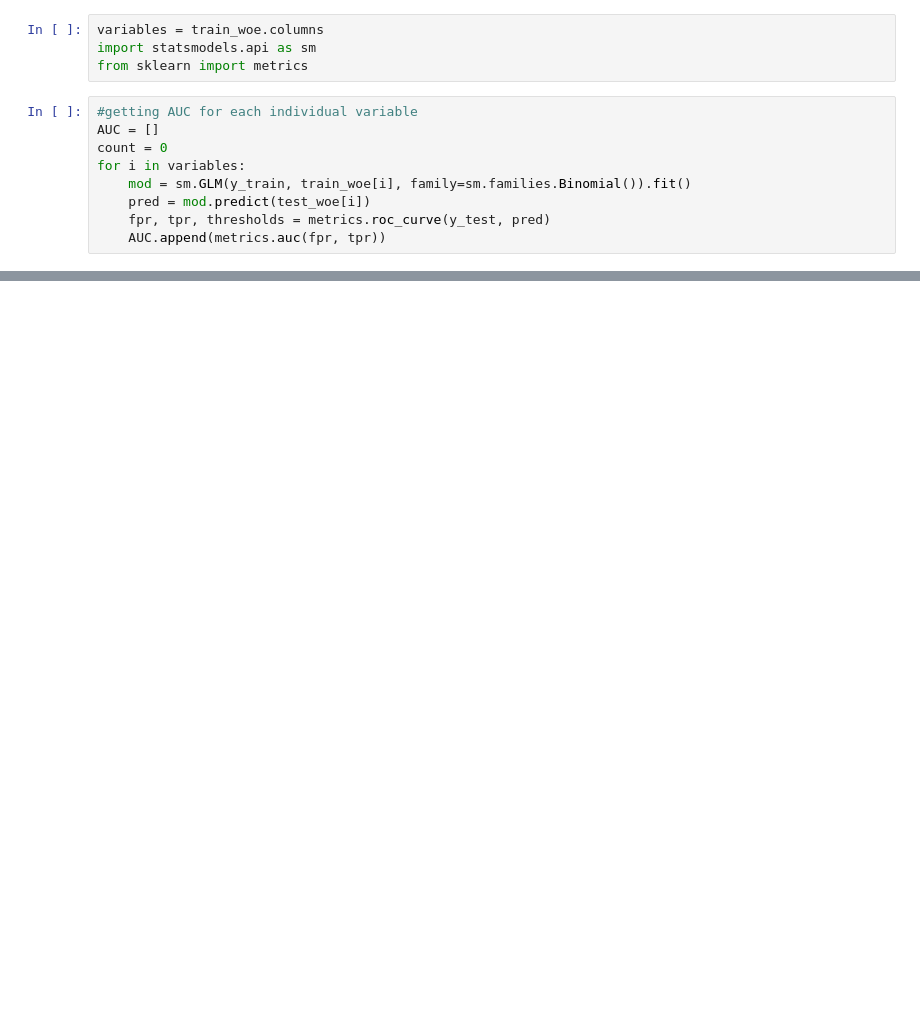
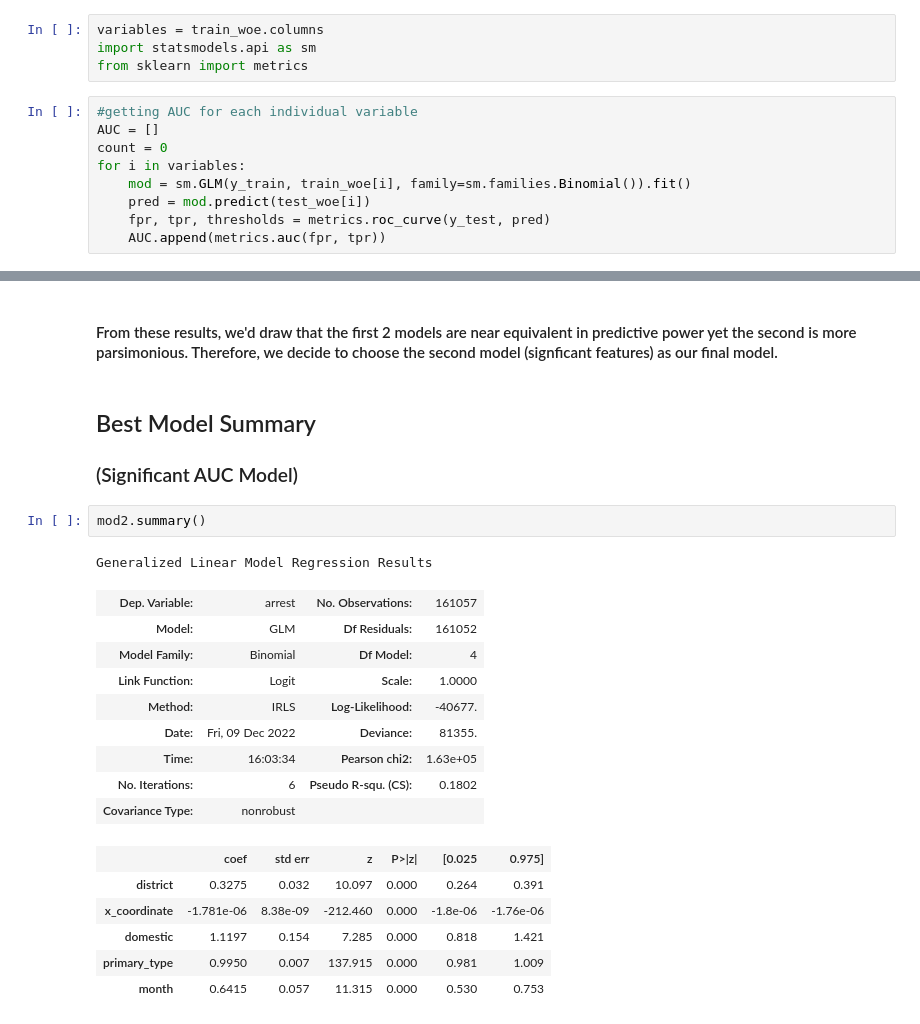
Before and after one commit to chriistinahu/STAT_430_PDS_Project, a Jupyter notebook: ModelingWork.ipynb, the cells around one changed output, grey strips where cells are left out. Drawn from its saved outputs; the diff is of its cells as text; blank space fills up the shorter version.

```diff
--- a/ModelingWork.ipynb
+++ b/ModelingWork.ipynb
@@ -490,0 +550,24 @@ dtype: int64
+# %% [markdown]
+#### From these results, we'd draw that the first 2 models are near equivalent in predictive power yet the second is more parsimonious. Therefore, we decide to choose the second model (signficant features) as our final model.
+# %% [markdown]
+## Best Model Summary
+### (Significant AUC Model)
+# %%
+mod2.summary()
+# %% [output]
+Generalized Linear Model Regression Results
+| Dep. Variable: | arrest | No. Observations: | 161057 |
+| Model: | GLM | Df Residuals: | 161052 |
+| Model Family: | Binomial | Df Model: | 4 |
+| Link Function: | Logit | Scale: | 1.0000 |
+| Method: | IRLS | Log-Likelihood: | -40677. |
+| Date: | Fri, 09 Dec 2022 | Deviance: | 81355. |
+| Time: | 16:03:34 | Pearson chi2: | 1.63e+05 |
+| No. Iterations: | 6 | Pseudo R-squ. (CS): | 0.1802 |
+| Covariance Type: | nonrobust |  |  |
+|  | coef | std err | z | P>|z| | [0.025 | 0.975] |
+| district | 0.3275 | 0.032 | 10.097 | 0.000 | 0.264 | 0.391 |
+| x_coordinate | -1.781e-06 | 8.38e-09 | -212.460 | 0.000 | -1.8e-06 | -1.76e-06 |
+| domestic | 1.1197 | 0.154 | 7.285 | 0.000 | 0.818 | 1.421 |
+| primary_type | 0.9950 | 0.007 | 137.915 | 0.000 | 0.981 | 1.009 |
+| month | 0.6415 | 0.057 | 11.315 | 0.000 | 0.530 | 0.753 |
```
Also changed, not shown: parts of 46 cells of this notebook.
